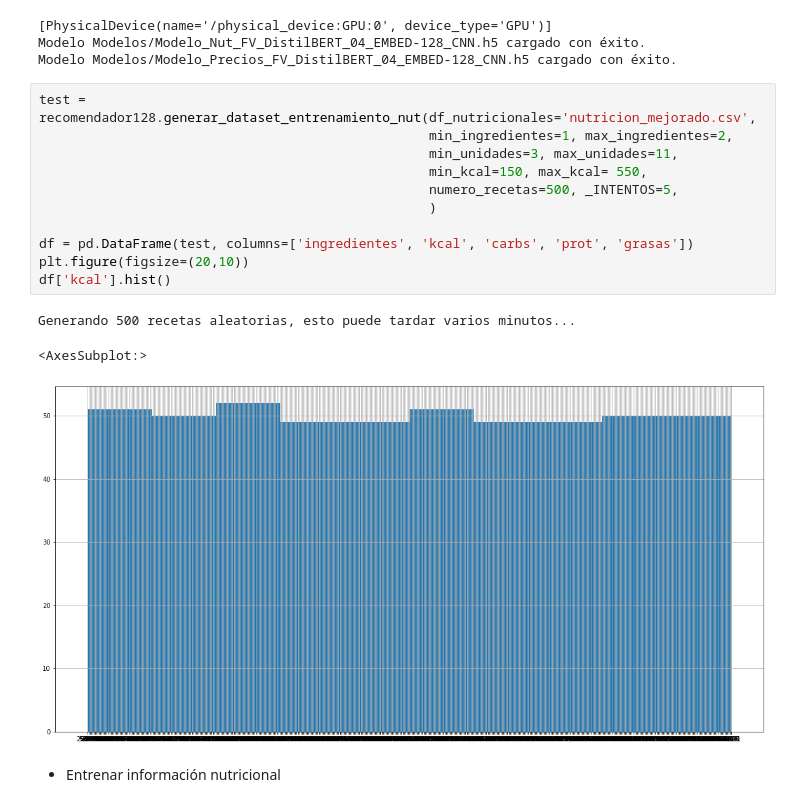
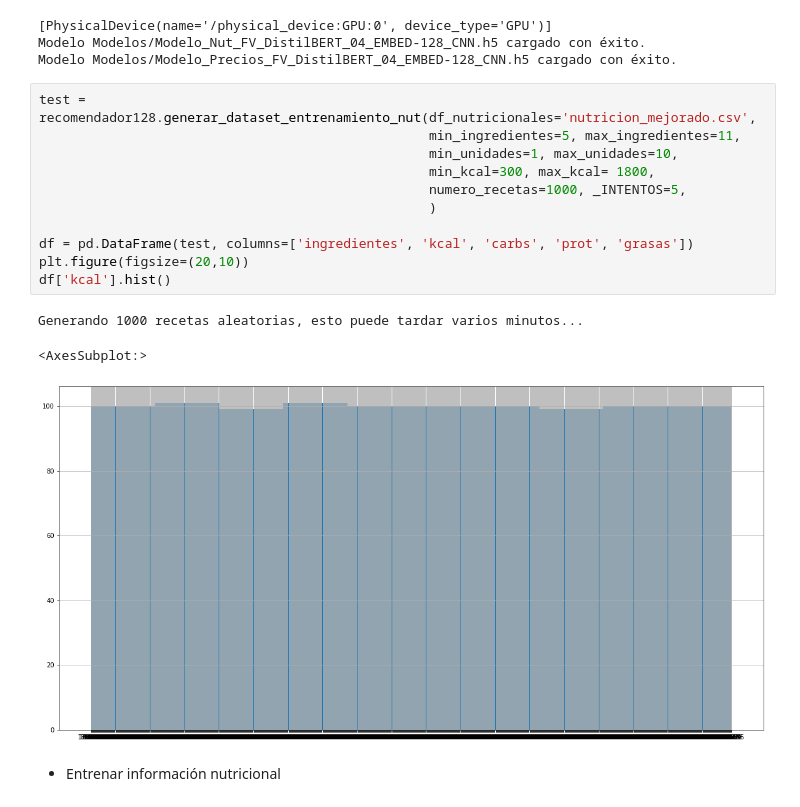
Before and after one commit to JorgeSauri/COMSINT, a Jupyter notebook: NB_Recomendador_COMSINT_LoopTraining_128.ipynb, the cells around one changed output. Saved outputs shown, nothing was run; the diff lists cells and outputs as text.

```diff
--- a/NB_Recomendador_COMSINT_LoopTraining_128.ipynb
+++ b/NB_Recomendador_COMSINT_LoopTraining_128.ipynb
@@ -35,19 +35,19 @@ Modelo Modelos/Modelo_Nut_FV_DistilBERT_04_EMBED-128_CNN.h5 cargado con éxito.
 Modelo Modelos/Modelo_Precios_FV_DistilBERT_04_EMBED-128_CNN.h5 cargado con éxito.
 # %%
 test = recomendador128.generar_dataset_entrenamiento_nut(df_nutricionales='nutricion_mejorado.csv',
-                                                  min_ingredientes=1, max_ingredientes=2,
-                                                  min_unidades=3, max_unidades=11,
-                                                  min_kcal=150, max_kcal= 550,
-                                                  numero_recetas=500, _INTENTOS=5,
+                                                  min_ingredientes=5, max_ingredientes=11,
+                                                  min_unidades=1, max_unidades=10,
+                                                  min_kcal=300, max_kcal= 1800,
+                                                  numero_recetas=1000, _INTENTOS=5,
                                                   )
 
 df = pd.DataFrame(test, columns=['ingredientes', 'kcal', 'carbs', 'prot', 'grasas'])
 plt.figure(figsize=(20,10))
 df['kcal'].hist()
 # %% [output]
-Generando 500 recetas aleatorias, esto puede tardar varios minutos...
+Generando 1000 recetas aleatorias, esto puede tardar varios minutos...
 <AxesSubplot:>
-[figure, old version]
+[figure, new version]
 # %% [markdown]
 * Entrenar información nutricional
 # %%
```
Also changed, not shown: parts of 1 cell of this notebook, 1 other file.
